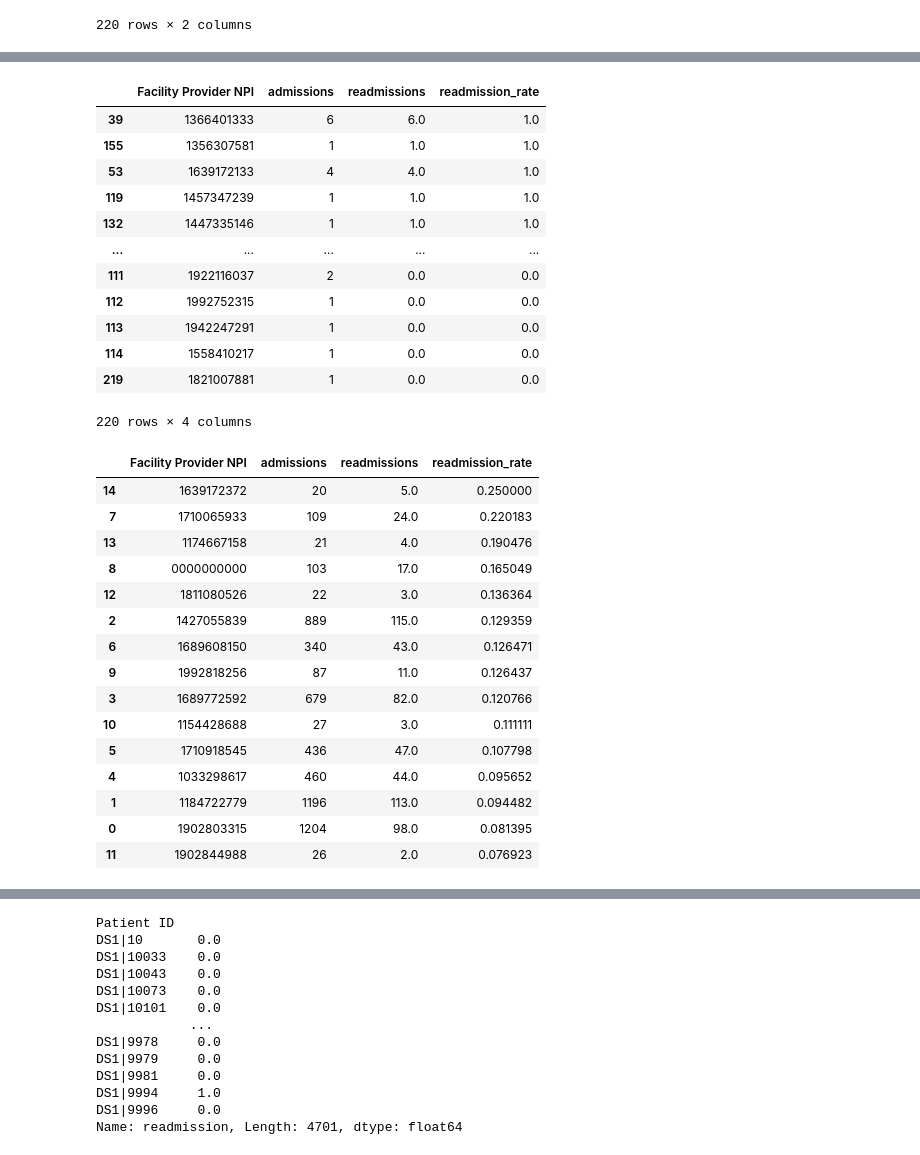
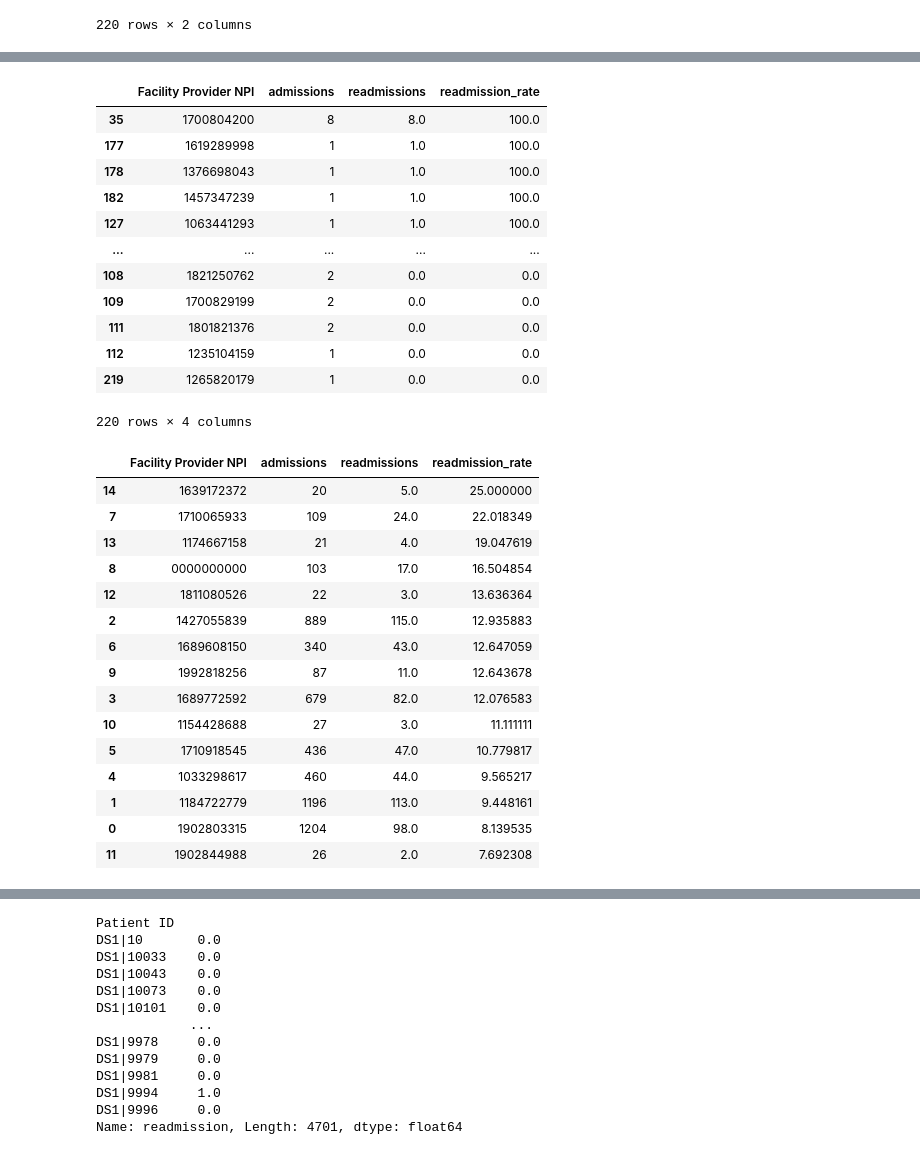
Before and after one commit to Engu12/hospital-readmission_pandas, a Jupyter notebook: hilber_notebook.ipynb, the cells around one changed output, grey strips where cells are left out. Drawn from its saved outputs; the diff is of its cells as text; code cells hidden in the pictures.

```diff
--- a/hilber_notebook.ipynb
+++ b/hilber_notebook.ipynb
@@ -424,39 +424,39 @@ facility_providers
 220 rows × 3 columns
 # %%
-facility_providers['readmission_rate'] = facility_providers['readmissions'] / facility_providers['admissions']
+facility_providers['readmission_rate'] = 100*facility_providers['readmissions'] / facility_providers['admissions']
 facility_providers.sort_values('readmission_rate', inplace=True, ascending=False)
 facility_providers
 # %% [output]
 |  | Facility Provider NPI | admissions | readmissions | readmission_rate |
-| 39 | 1366401333 | 6 | 6.0 | 1.0 |
-| 155 | 1356307581 | 1 | 1.0 | 1.0 |
-| 53 | 1639172133 | 4 | 4.0 | 1.0 |
-| 119 | 1457347239 | 1 | 1.0 | 1.0 |
-| 132 | 1447335146 | 1 | 1.0 | 1.0 |
+| 35 | 1700804200 | 8 | 8.0 | 100.0 |
+| 177 | 1619289998 | 1 | 1.0 | 100.0 |
+| 178 | 1376698043 | 1 | 1.0 | 100.0 |
+| 182 | 1457347239 | 1 | 1.0 | 100.0 |
+| 127 | 1063441293 | 1 | 1.0 | 100.0 |
 | ... | ... | ... | ... | ... |
-| 111 | 1922116037 | 2 | 0.0 | 0.0 |
-| 112 | 1992752315 | 1 | 0.0 | 0.0 |
-| 113 | 1942247291 | 1 | 0.0 | 0.0 |
-| 114 | 1558410217 | 1 | 0.0 | 0.0 |
-| 219 | 1821007881 | 1 | 0.0 | 0.0 |
+| 108 | 1821250762 | 2 | 0.0 | 0.0 |
+| 109 | 1700829199 | 2 | 0.0 | 0.0 |
+| 111 | 1801821376 | 2 | 0.0 | 0.0 |
+| 112 | 1235104159 | 1 | 0.0 | 0.0 |
+| 219 | 1265820179 | 1 | 0.0 | 0.0 |
 220 rows × 4 columns
 # %%
 facility_providers2 = facility_providers[facility_providers['admissions'] >=20]
 facility_providers2
 # %% [output]
 |  | Facility Provider NPI | admissions | readmissions | readmission_rate |
-| 14 | 1639172372 | 20 | 5.0 | 0.250000 |
-| 7 | 1710065933 | 109 | 24.0 | 0.220183 |
-| 13 | 1174667158 | 21 | 4.0 | 0.190476 |
-| 8 | 0000000000 | 103 | 17.0 | 0.165049 |
-| 12 | 1811080526 | 22 | 3.0 | 0.136364 |
-| 2 | 1427055839 | 889 | 115.0 | 0.129359 |
-| 6 | 1689608150 | 340 | 43.0 | 0.126471 |
-| 9 | 1992818256 | 87 | 11.0 | 0.126437 |
-| 3 | 1689772592 | 679 | 82.0 | 0.120766 |
-| 10 | 1154428688 | 27 | 3.0 | 0.111111 |
-| 5 | 1710918545 | 436 | 47.0 | 0.107798 |
-| 4 | 1033298617 | 460 | 44.0 | 0.095652 |
-| 1 | 1184722779 | 1196 | 113.0 | 0.094482 |
-| 0 | 1902803315 | 1204 | 98.0 | 0.081395 |
-| 11 | 1902844988 | 26 | 2.0 | 0.076923 |
+| 14 | 1639172372 | 20 | 5.0 | 25.000000 |
+| 7 | 1710065933 | 109 | 24.0 | 22.018349 |
+| 13 | 1174667158 | 21 | 4.0 | 19.047619 |
+| 8 | 0000000000 | 103 | 17.0 | 16.504854 |
+| 12 | 1811080526 | 22 | 3.0 | 13.636364 |
+| 2 | 1427055839 | 889 | 115.0 | 12.935883 |
+| 6 | 1689608150 | 340 | 43.0 | 12.647059 |
+| 9 | 1992818256 | 87 | 11.0 | 12.643678 |
+| 3 | 1689772592 | 679 | 82.0 | 12.076583 |
+| 10 | 1154428688 | 27 | 3.0 | 11.111111 |
+| 5 | 1710918545 | 436 | 47.0 | 10.779817 |
+| 4 | 1033298617 | 460 | 44.0 | 9.565217 |
+| 1 | 1184722779 | 1196 | 113.0 | 9.448161 |
+| 0 | 1902803315 | 1204 | 98.0 | 8.139535 |
+| 11 | 1902844988 | 26 | 2.0 | 7.692308 |
```
Also changed, not shown: parts of 51 cells of this notebook, 6 other files.
